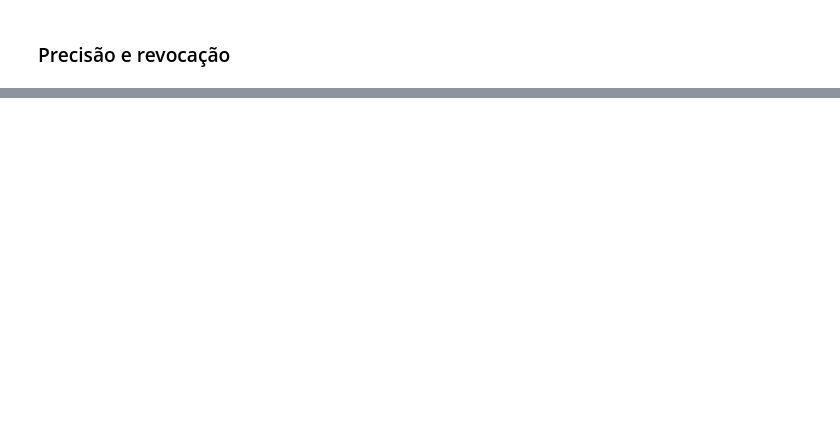
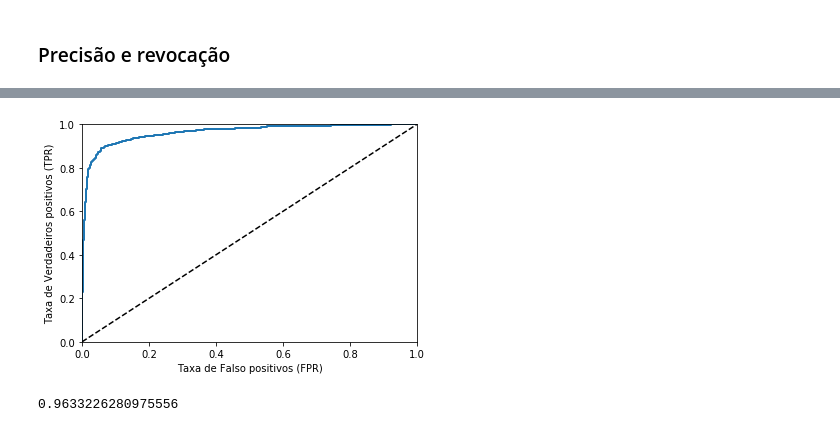
Before and after one commit to ebmm01/ml-in-practice, a Jupyter notebook: ch3/ch3.ipynb, the cells around one changed output, grey strips where cells are left out. Saved outputs shown, nothing was run; the diff lists cells and outputs as text; code cells hidden in the pictures; blank space fills up the shorter version.

```diff
--- a/ch3/ch3.ipynb
+++ b/ch3/ch3.ipynb
@@ -152,0 +227,37 @@ array([[5330,  156],
+# %%
+"""
+Curva das características operacionais do receptor. A curva ROC plota a taca de verdadeiros positivos (TPR) vs
+taxa de falsos positivos (FPR).
+
+Onde FPR = 1 - TNR
+
+Logo ROC = (revocação / 1- especificade)
+"""
+
+# Para plotar a curva roc primeiro é necessário calcular a TPR e FPR
+
+from sklearn.metrics import roc_curve
+
+fpr, tpr, thresholds = roc_curve(y_train_5, y_scores)
+# %%
+def plot_roc_curve(fpr, tpr, label=None):
+    plt.plot(fpr, tpr, linewidth=2, label=label)
+    plt.plot([0,1], [0,1], 'k--')
+    plt.axis([0,1,0,1])
+    plt.xlabel("Taxa de Falso positivos (FPR)")
+    plt.ylabel("Taxa de Verdadeiros positivos (TPR)")
+
+plot_roc_curve(fpr, tpr)
+plt.show()
+# %% [output]
+[figure, added]
+# %%
+"""
+Uma forma de comparar classificadores é medir a área da curva (AUC, do inglês): um classificador perfeito terá
+um ROC AUC igual a 1, enquanto um classificador puramente aleatório terá ROC AUC igual a 0,5
+"""
+from sklearn.metrics import roc_auc_score
+
+roc_auc_score(y_train_5, y_scores)
+# %% [output]
+0.9633226280975556
```
Also changed, not shown: parts of 33 cells of this notebook, 2 other files.
